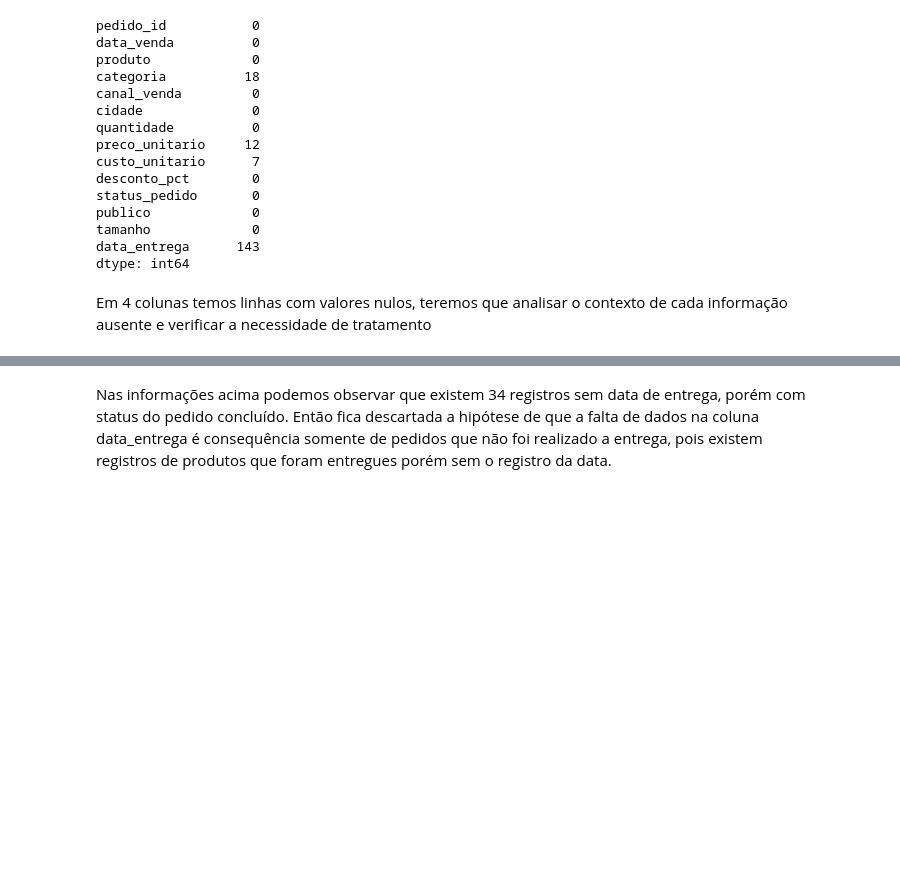
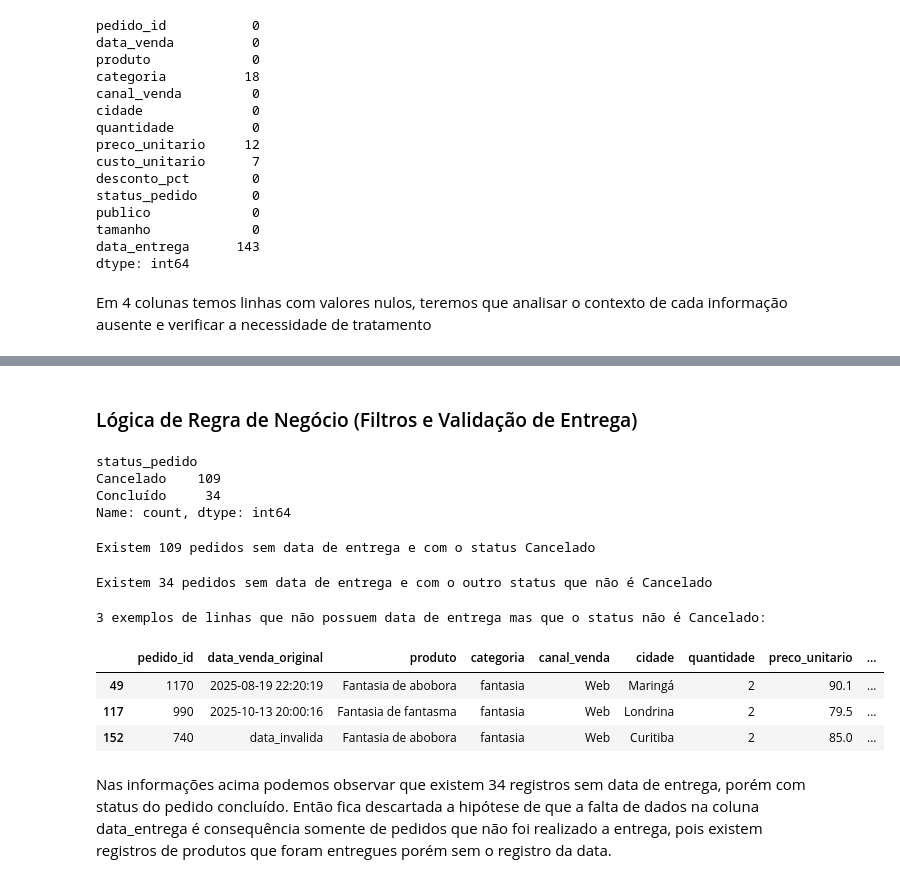
Before and after one commit to Matheus-Franca/vendas_halloween, a Jupyter notebook: vendas_halloween.ipynb, the cells around one changed output, grey strips where cells are left out. Cells and saved outputs as stored; diff of their text form; code cells hidden in the pictures; blank space fills up the shorter version.

```diff
--- a/vendas_halloween.ipynb
+++ b/vendas_halloween.ipynb
@@ -200,0 +225,5 @@ data_entrega_nan.loc[data_entrega_nan["status_pedido"] == "Concluído"]
+# %%
+# Aplicando a função para criar uma nova coluna no dataframe
+# Servindo para rotular quais linhas possuem algum valor numérico inválido
+
+vendas_tratado["numerico_invalido"] = vendas_tratado.apply(validar_linha, axis=1)
@@ -200,0 +279,4 @@ data_entrega_nan.loc[data_entrega_nan["status_pedido"] == "Concluído"]
+# %%
+# Aplica a função na coluna desejada
+
+vendas_tratado["categoria"] = vendas_tratado["categoria"].apply(normalizar_string)
@@ -201,3 +360,61 @@ data_entrega_nan.loc[data_entrega_nan["status_pedido"] == "Concluído"]
+# %%
+def validar_datas(linha):
+  """
+  \nFunção para validar se as datas presentes na linha do dataframe possuem alguma data inválida.
+  \nRetorna 1 se tiver data inválida e 0 se as datas estiverem corretas
+  \nVerifica os campos 'data_venda_tratado' e 'data_entrega'
+  """
+  if pd.isna(linha["data_venda_tratado"]):
+    return 1
+  if pd.isna(linha["data_entrega"]):
+    return 1
+  else: return 0
+# %%
+# Aplica no dataframe a função validar_datas
+# Criando a nova coluna is_data_invalida que tem 1 caso a data seja inválida
+# e tem 0 caso a linha possua apenas datas válidas
+
+vendas_tratado["is_data_invalida"] = vendas_tratado.apply(validar_datas, axis=1)
+# %% [markdown]
+### Lógica de Regra de Negócio (Filtros e Validação de Entrega)
+# %%
+# Verificar se todos os pedidos que não possuem registro da data de entrega
+# possuem o status de pedido como "cancelado"
+
+vendas_tratado["status_pedido"].loc[pd.isna(vendas_tratado["data_entrega"])].value_counts()
+# %% [output]
+status_pedido
+Cancelado    109
+Concluído     34
+Name: count, dtype: int64
+# %%
+# Número de pedidos sem data de entrega e com o status como Cancelado
+
+contagem = vendas_tratado.loc[(pd.isna(vendas_tratado["data_entrega"])) & (vendas_tratado["status_pedido"] == "Cancelado")].shape[0]
+
+print(f"Existem {contagem} pedidos sem data de entrega e com o status Cancelado")
+# %% [output]
+Existem 109 pedidos sem data de entrega e com o status Cancelado
+# %%
+# Número de pedidos sem data de entrega mas com o status como Concluído
+
+contagem = vendas_tratado.loc[(pd.isna(vendas_tratado["data_entrega"])) & (vendas_tratado["status_pedido"] != "Cancelado")].shape[0]
+
+print(f"Existem {contagem} pedidos sem data de entrega e com o outro status que não é Cancelado")
+# %% [output]
+Existem 34 pedidos sem data de entrega e com o outro status que não é Cancelado
+# %%
+# Exibir até 3 exemplos do segundo grupo (pedidos sem entrega e com outro status)
+
+print(f"3 exemplos de linhas que não possuem data de entrega mas que o status não é Cancelado: \n")
+
+vendas_tratado.loc[(pd.isna(vendas_tratado["data_entrega"])) & (vendas_tratado["status_pedido"] != "Cancelado")].head(3)
+# %% [output]
+3 exemplos de linhas que não possuem data de entrega mas que o status não é Cancelado:
+|  | pedido_id | data_venda_original | produto | categoria | canal_venda | cidade | quantidade | preco_unitario | ... |
+| 49 | 1170 | 2025-08-19 22:20:19 | Fantasia de abobora | fantasia | Web | Maringá | 2 | 90.1 | ... |
+| 117 | 990 | 2025-10-13 20:00:16 | Fantasia de fantasma | fantasia | Web | Londrina | 2 | 79.5 | ... |
+| 152 | 740 | data_invalida | Fantasia de abobora | fantasia | Web | Curitiba | 2 | 85.0 | ... |
 # %% [markdown]
 Nas informações acima podemos observar que existem 34 registros sem data de entrega, porém com status do pedido concluído. Então fica descartada a hipótese de que a falta de dados na coluna data_entrega é consequência somente de pedidos que não foi realizado a entrega, pois existem registros de produtos que foram entregues porém sem o registro da data.
 # %% [markdown]
```
Also changed, not shown: parts of 99 cells of this notebook.
